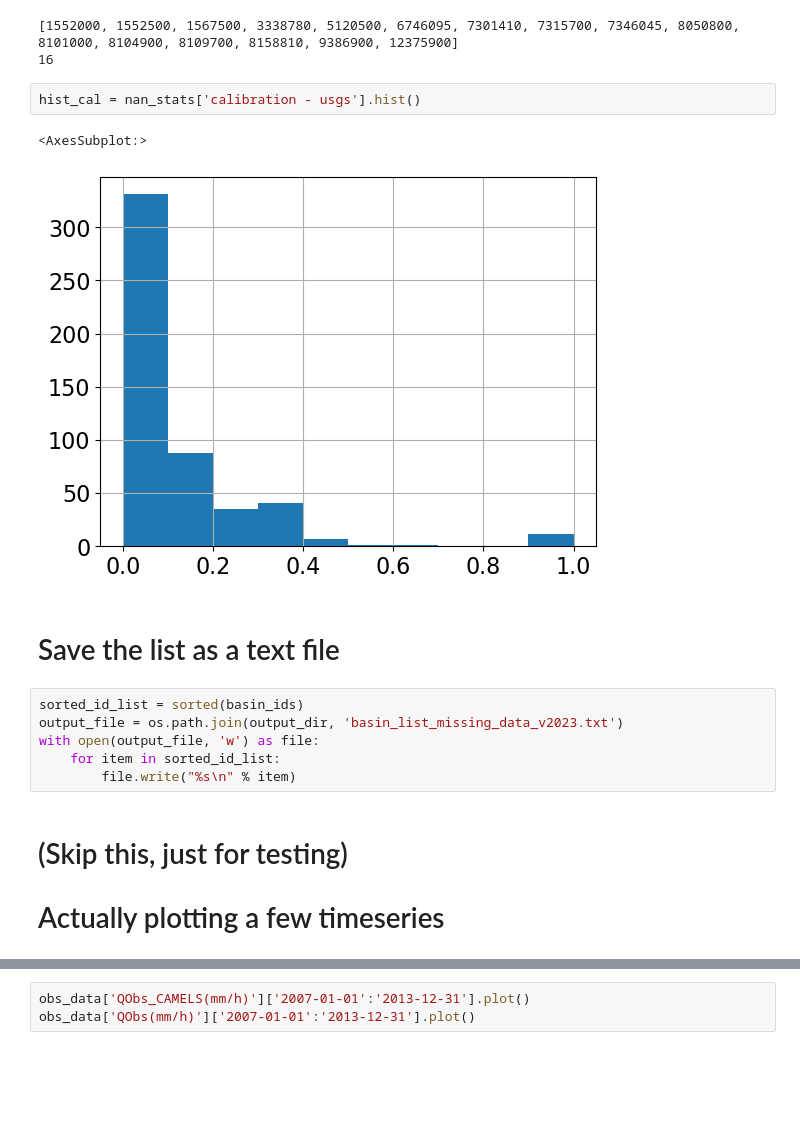
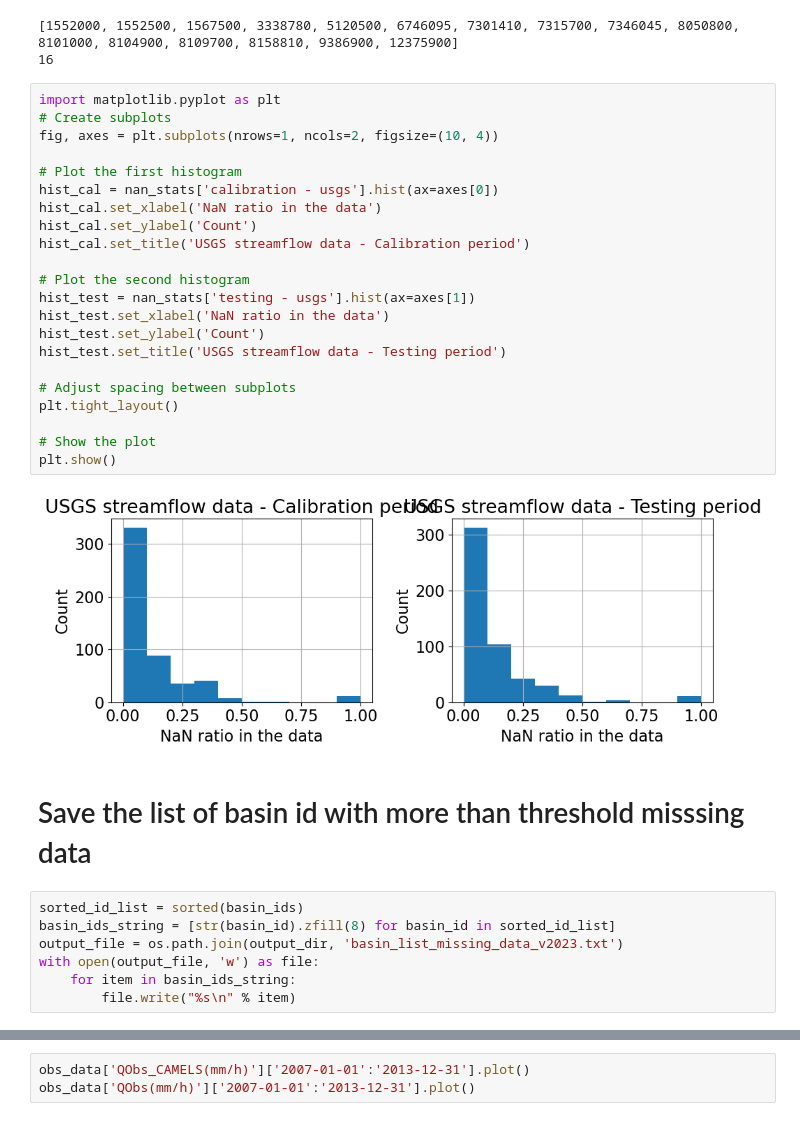
Before and after one commit to NWC-CUAHSI-Summer-Institute/calibrate-cfe, a Jupyter notebook: 1-2-check_nan_in_data.ipynb, the cells around one changed output, grey strips where cells are left out. Saved outputs shown, nothing was run; the diff lists cells and outputs as text; blank space fills up the shorter version.

Commit message:
save more basin list

```diff
--- a/1-2-check_nan_in_data.ipynb
+++ b/1-2-check_nan_in_data.ipynb
@@ -140,19 +143,36 @@ print(len(basin_ids))
 # %% [output]
 [1552000, 1552500, 1567500, 3338780, 5120500, 6746095, 7301410, 7315700, 7346045, 8050800, 8101000, 8104900, 8109700, 8158810, 9386900, 12375900]
 16
-# %%
-hist_cal = nan_stats['calibration - usgs'].hist()
-# %% [output]
-<AxesSubplot:>
-[figure, removed]
-# %% [markdown]
-# Save the list as a text file
+# %%
+import matplotlib.pyplot as plt
+# Create subplots
+fig, axes = plt.subplots(nrows=1, ncols=2, figsize=(10, 4))
+
+# Plot the first histogram
+hist_cal = nan_stats['calibration - usgs'].hist(ax=axes[0])
+hist_cal.set_xlabel('NaN ratio in the data')
+hist_cal.set_ylabel('Count')
+hist_cal.set_title('USGS streamflow data - Calibration period')
+
+# Plot the second histogram
+hist_test = nan_stats['testing - usgs'].hist(ax=axes[1])
+hist_test.set_xlabel('NaN ratio in the data')
+hist_test.set_ylabel('Count')
+hist_test.set_title('USGS streamflow data - Testing period')
+
+# Adjust spacing between subplots
+plt.tight_layout()
+
+# Show the plot
+plt.show()
+# %% [output]
+[figure, added]
+# %% [markdown]
+# Save the list of basin id with more than threshold misssing data
 # %%
 sorted_id_list = sorted(basin_ids)
+basin_ids_string = [str(basin_id).zfill(8) for basin_id in sorted_id_list]
 output_file = os.path.join(output_dir, 'basin_list_missing_data_v2023.txt')
 with open(output_file, 'w') as file:
-    for item in sorted_id_list:
+    for item in basin_ids_string:
         file.write("%s\n" % item)
-# %% [markdown]
-# (Skip this, just for testing)
-# Actually plotting a few timeseries
```
Also changed, not shown: parts of 10 cells of this notebook.
